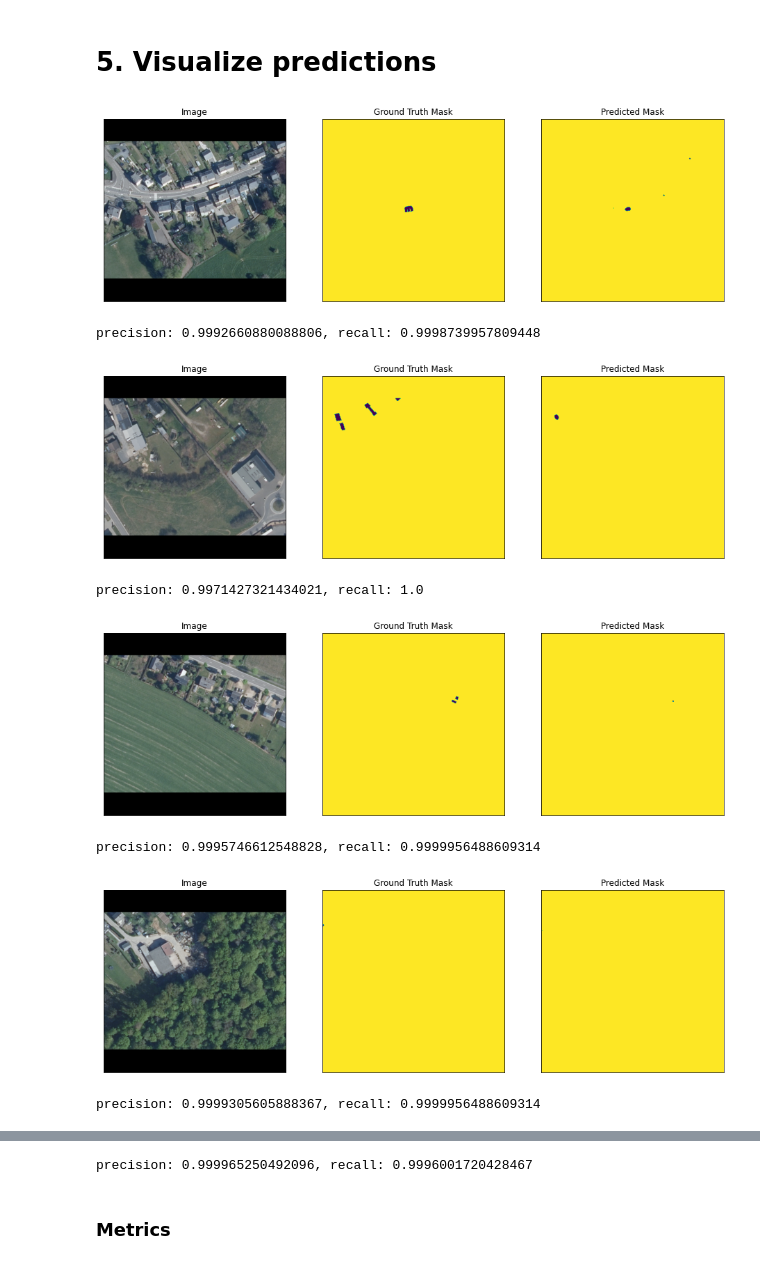
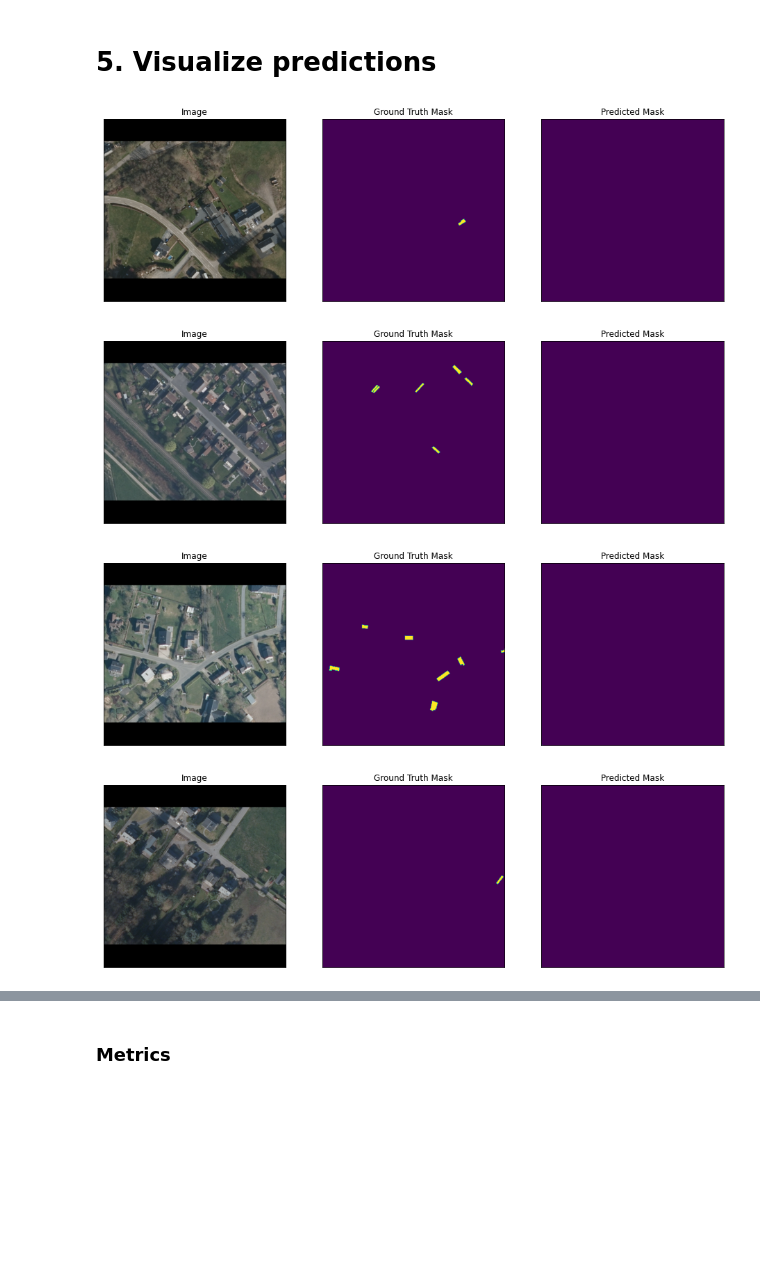
Before and after one commit to areisde/solar_panel_seg, a Jupyter notebook: Inference.ipynb, the cells around one changed output, grey strips where cells are left out. Drawn from its saved outputs; the diff is of its cells as text; code cells hidden in the pictures; blank space fills up the shorter version.

```diff
--- a/Inference.ipynb
+++ b/Inference.ipynb
@@ -159,28 +157,24 @@ def custom_metrics(truth, pre):
     return precision, recall
 # %%
 # 0 is a solar panel prediction and 1 is background prediction
-threshold = 0.85
+threshold = 0.1
 
-for n in range(5):
-    # n = np.random.choice(len(test_dataset))
+for i in range(5):
+    n = np.random.choice(len(test_dataset))
 
     image_vis = test_dataset_vis[n][0].astype('uint8')
 
 
     gt_mask, pr_mask = get_masks(test_dataset[n])
 
 
     visualize(
         image=image_vis,
         ground_truth_mask=gt_mask,
         predicted_mask=pr_mask
     )
 # %% [output]
-[figure, old version]
+[figure, new version]
-precision: 0.9992660880088806, recall: 0.9998739957809448
-[figure, old version]
+[figure, new version]
-precision: 0.9971427321434021, recall: 1.0
-[figure, old version]
+[figure, new version]
-precision: 0.9995746612548828, recall: 0.9999956488609314
-[figure, old version]
+[figure, new version]
-precision: 0.9999305605888367, recall: 0.9999956488609314
@@ -188,4 +182,3 @@ precision: 0.9999305605888367, recall: 0.9999956488609314
-precision: 0.999965250492096, recall: 0.9996001720428467
 # %% [markdown]
 ### Metrics
 # %%
```
Also changed, not shown: parts of 4 cells of this notebook, 11 other files.
